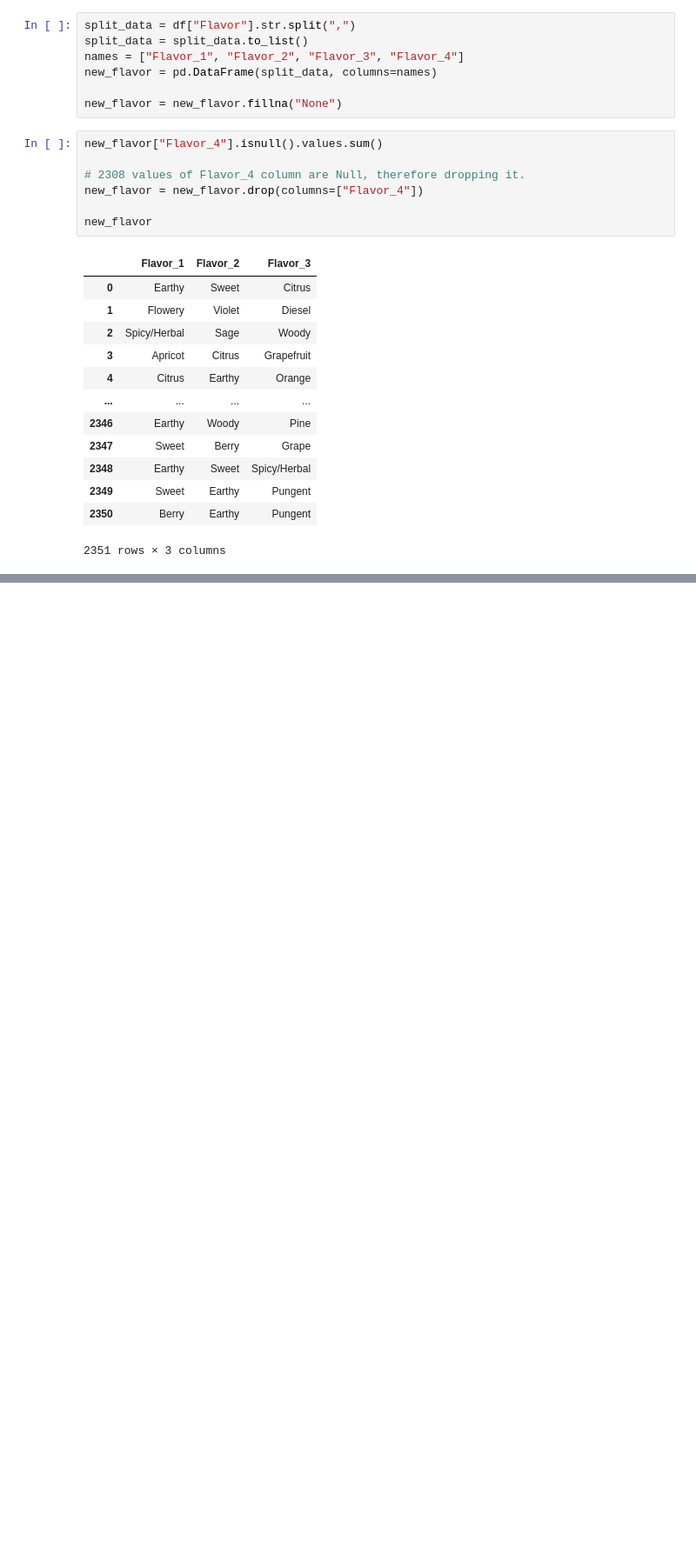
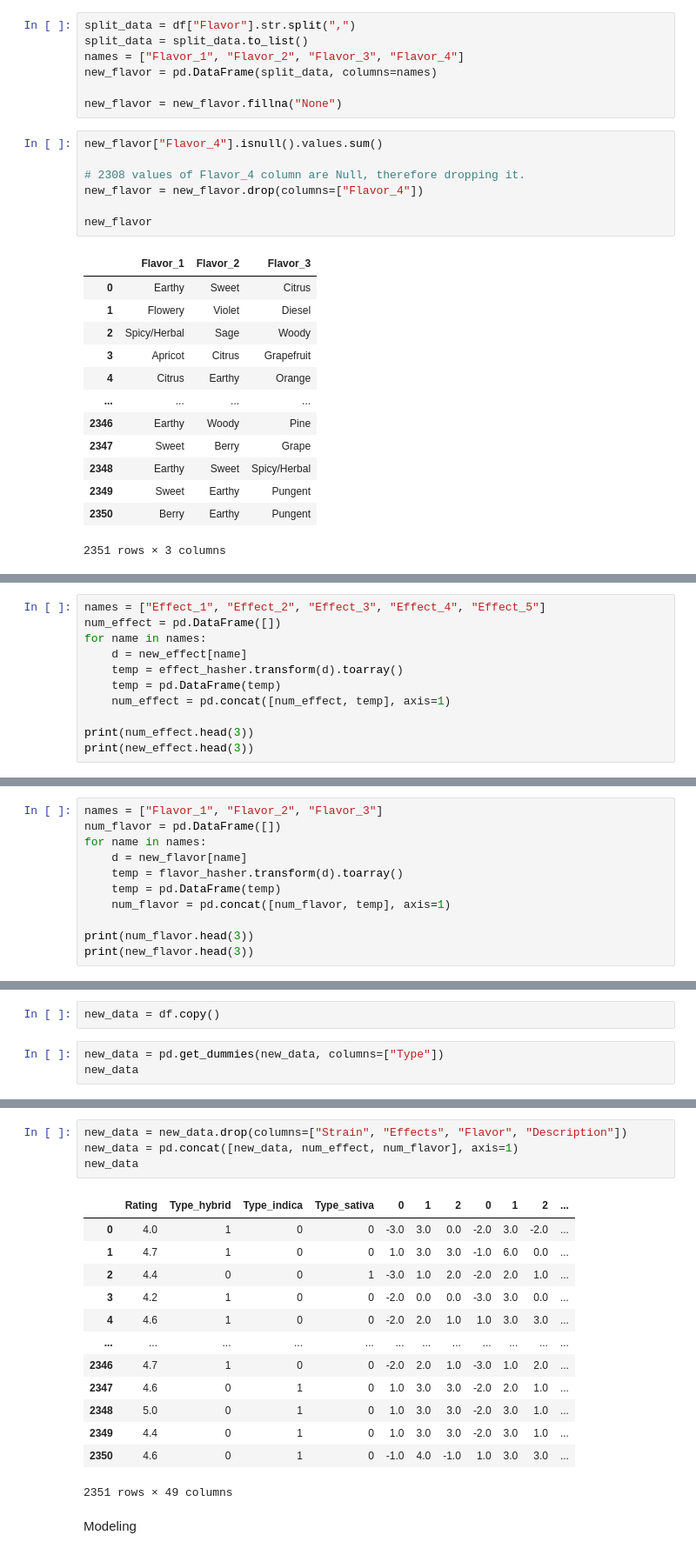
Before and after one commit to WhyseRabbit/med-cabinet-ds, a Jupyter notebook: data/autoencoder.ipynb, the cells around one changed output, grey strips where cells are left out. Shown: that part at 87% size. Saved outputs shown, nothing was run; the diff lists cells and outputs as text; blank space fills up the shorter version.

```diff
--- a/data/Split_data.ipynb
+++ b/data/autoencoder.ipynb
@@ -209,0 +297,11 @@ ValueError: could not convert string to float: 'Happy'
+# %%
+names = ["Effect_1", "Effect_2", "Effect_3", "Effect_4", "Effect_5"]
+num_effect = pd.DataFrame([])
+for name in names:
+    d = new_effect[name]
+    temp = effect_hasher.transform(d).toarray()
+    temp = pd.DataFrame(temp)
+    num_effect = pd.concat([num_effect, temp], axis=1)
+
+print(num_effect.head(3))
+print(new_effect.head(3))
@@ -209,0 +317,11 @@ ValueError: could not convert string to float: 'Happy'
+# %%
+names = ["Flavor_1", "Flavor_2", "Flavor_3"]
+num_flavor = pd.DataFrame([])
+for name in names:
+    d = new_flavor[name]
+    temp = flavor_hasher.transform(d).toarray()
+    temp = pd.DataFrame(temp)
+    num_flavor = pd.concat([num_flavor, temp], axis=1)
+
+print(num_flavor.head(3))
+print(new_flavor.head(3))
@@ -209,0 +344,5 @@ ValueError: could not convert string to float: 'Happy'
+# %%
+new_data = df.copy()
+# %%
+new_data = pd.get_dummies(new_data, columns=["Type"])
+new_data
@@ -209,0 +363,20 @@ ValueError: could not convert string to float: 'Happy'
+# %%
+new_data = new_data.drop(columns=["Strain", "Effects", "Flavor", "Description"])
+new_data = pd.concat([new_data, num_effect, num_flavor], axis=1)
+new_data
+# %% [output]
+|  | Rating | Type_hybrid | Type_indica | Type_sativa | 0 | 1 | 2 | 0 | 1 | 2 | ... |
+| 0 | 4.0 | 1 | 0 | 0 | -3.0 | 3.0 | 0.0 | -2.0 | 3.0 | -2.0 | ... |
+| 1 | 4.7 | 1 | 0 | 0 | 1.0 | 3.0 | 3.0 | -1.0 | 6.0 | 0.0 | ... |
+| 2 | 4.4 | 0 | 0 | 1 | -3.0 | 1.0 | 2.0 | -2.0 | 2.0 | 1.0 | ... |
+| 3 | 4.2 | 1 | 0 | 0 | -2.0 | 0.0 | 0.0 | -3.0 | 3.0 | 0.0 | ... |
+| 4 | 4.6 | 1 | 0 | 0 | -2.0 | 2.0 | 1.0 | 1.0 | 3.0 | 3.0 | ... |
+| ... | ... | ... | ... | ... | ... | ... | ... | ... | ... | ... | ... |
+| 2346 | 4.7 | 1 | 0 | 0 | -2.0 | 2.0 | 1.0 | -3.0 | 1.0 | 2.0 | ... |
+| 2347 | 4.6 | 0 | 1 | 0 | 1.0 | 3.0 | 3.0 | -2.0 | 2.0 | 1.0 | ... |
+| 2348 | 5.0 | 0 | 1 | 0 | 1.0 | 3.0 | 3.0 | -2.0 | 3.0 | 1.0 | ... |
+| 2349 | 4.4 | 0 | 1 | 0 | 1.0 | 3.0 | 3.0 | -2.0 | 3.0 | 1.0 | ... |
+| 2350 | 4.6 | 0 | 1 | 0 | -1.0 | 4.0 | -1.0 | 1.0 | 3.0 | 3.0 | ... |
+2351 rows × 49 columns
+# %% [markdown]
+Modeling
```
Also changed, not shown: parts of 31 cells of this notebook, 7 other files.
